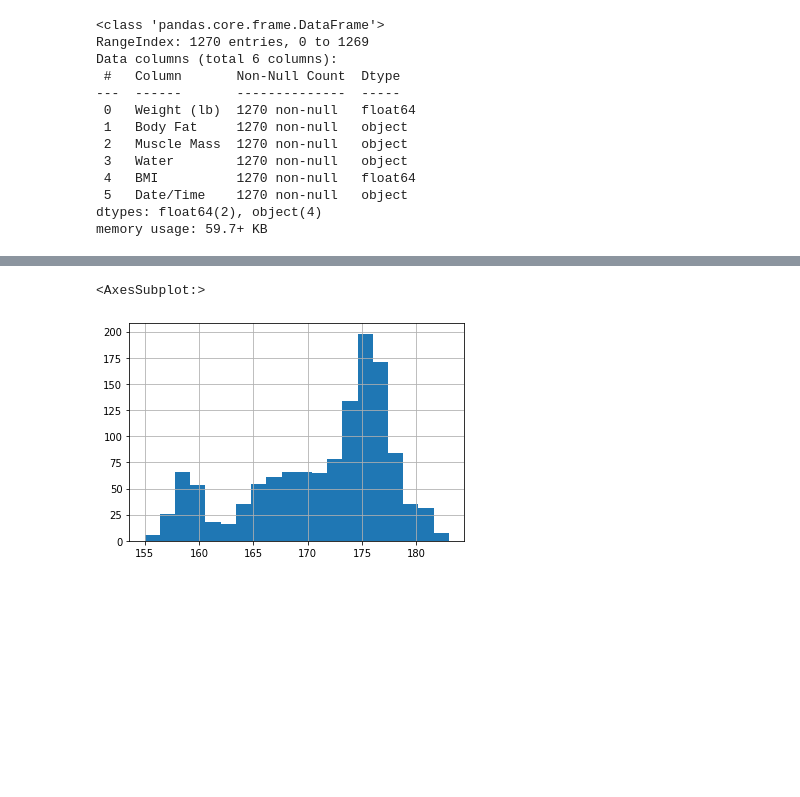
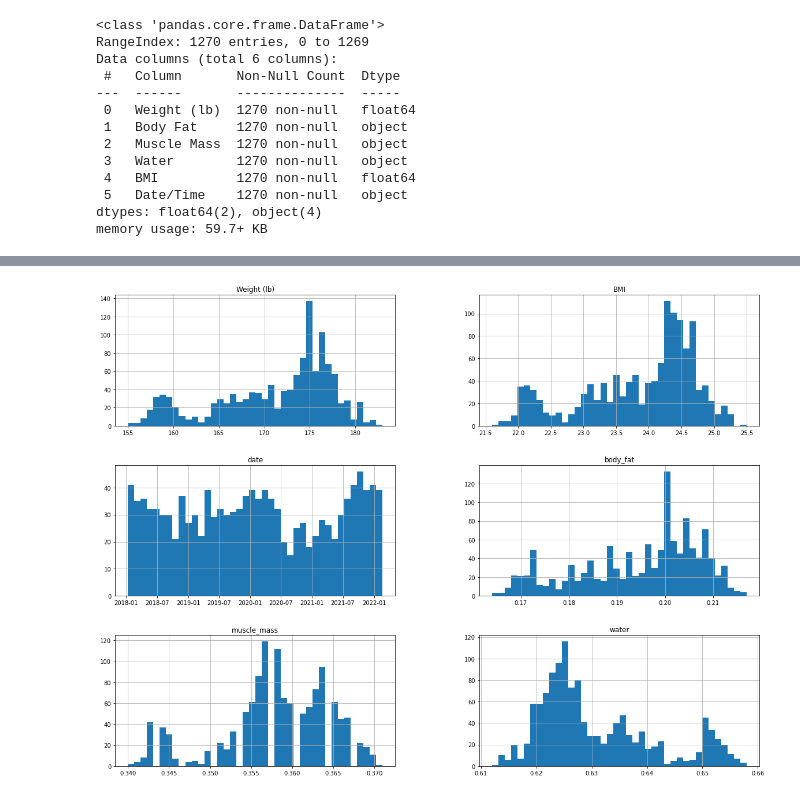
Before and after one commit to luiscberrocal/ml_hands_on, a Jupyter notebook: notebooks/100_me_in_numbers.ipynb, the cells around one changed output, grey strips where cells are left out. Drawn from its saved outputs; the diff is of its cells as text; code cells hidden in the pictures; blank space fills up the shorter version.

```diff
--- a/notebooks/100_me_in_numbers.ipynb
+++ b/notebooks/100_me_in_numbers.ipynb
@@ -46 +54,3 @@ memory usage: 59.7+ KB
+# %%
+df['date'] =  pd.to_datetime(df['Date/Time'], format='%b %d %Y %I:%M:%S %p')
 # %%
@@ -52,0 +63,14 @@ Start: Apr 01 2018 09:53:43 AM End: Sep 30 2021 06:30:50 AM
+# %%
+def parse_percentage(value):
+    regexp = re.compile(r'(?P<num>\d+\.?\d*)%')
+    match = regexp.match(value)
+    if match:
+        float_val = float(match.group('num'))/100.00
+        return float_val
+    else:
+        raise Exception(f'NO MATCH {value}')
+
+
+df['body_fat'] = df['Body Fat'].apply(parse_percentage)
+df['muscle_mass'] = df['Muscle Mass'].apply(parse_percentage)
+df['water'] = df['Water'].apply(parse_percentage)
@@ -53,5 +93,7 @@ Start: Apr 01 2018 09:53:43 AM End: Sep 30 2021 06:30:50 AM
+# %%
+df.drop(df[df.body_fat == 0.0].index, inplace=True)
 # %%
-df['Weight (lb)'].hist(bins=20)
+df.hist(bins=40, figsize=(20, 15))
+plt.show()
 # %% [output]
-<AxesSubplot:>
-[figure, old version]
+[figure, new version]
```
Also changed, not shown: parts of 7 cells of this notebook, 1 other file.
